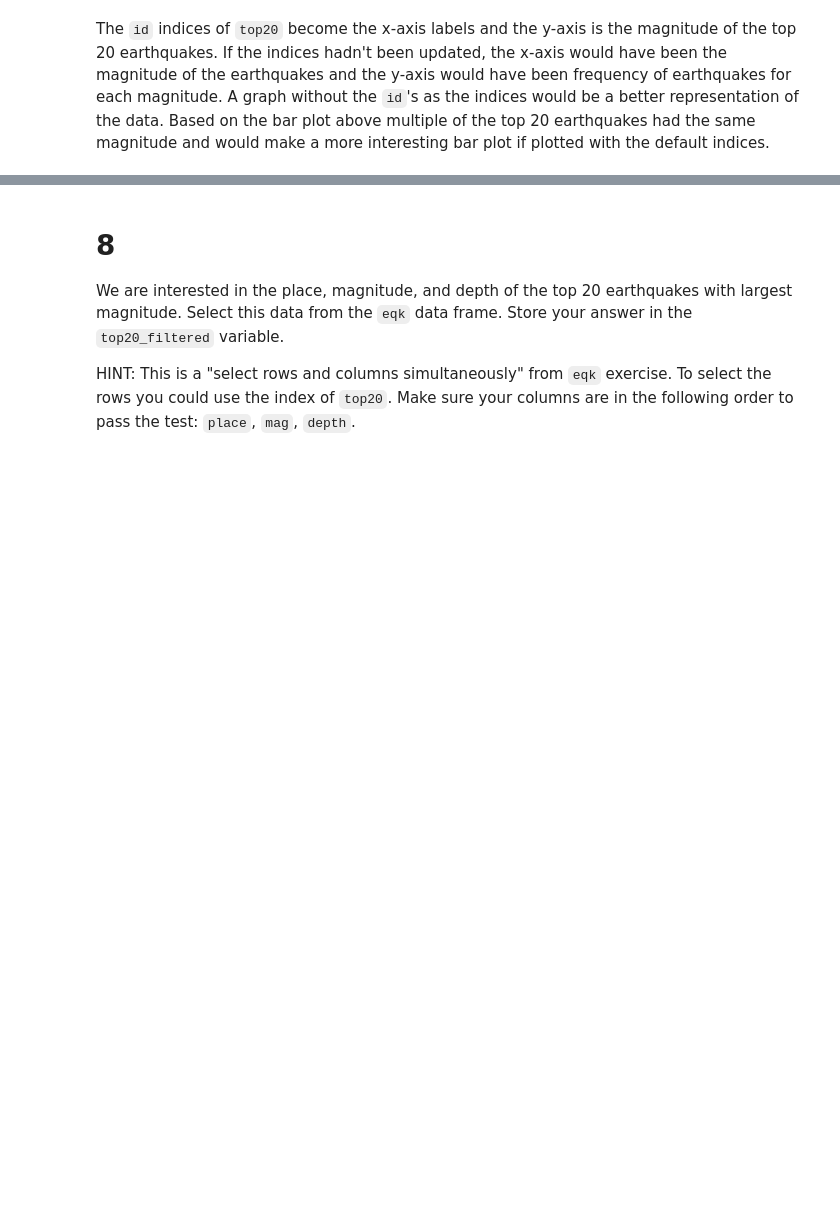
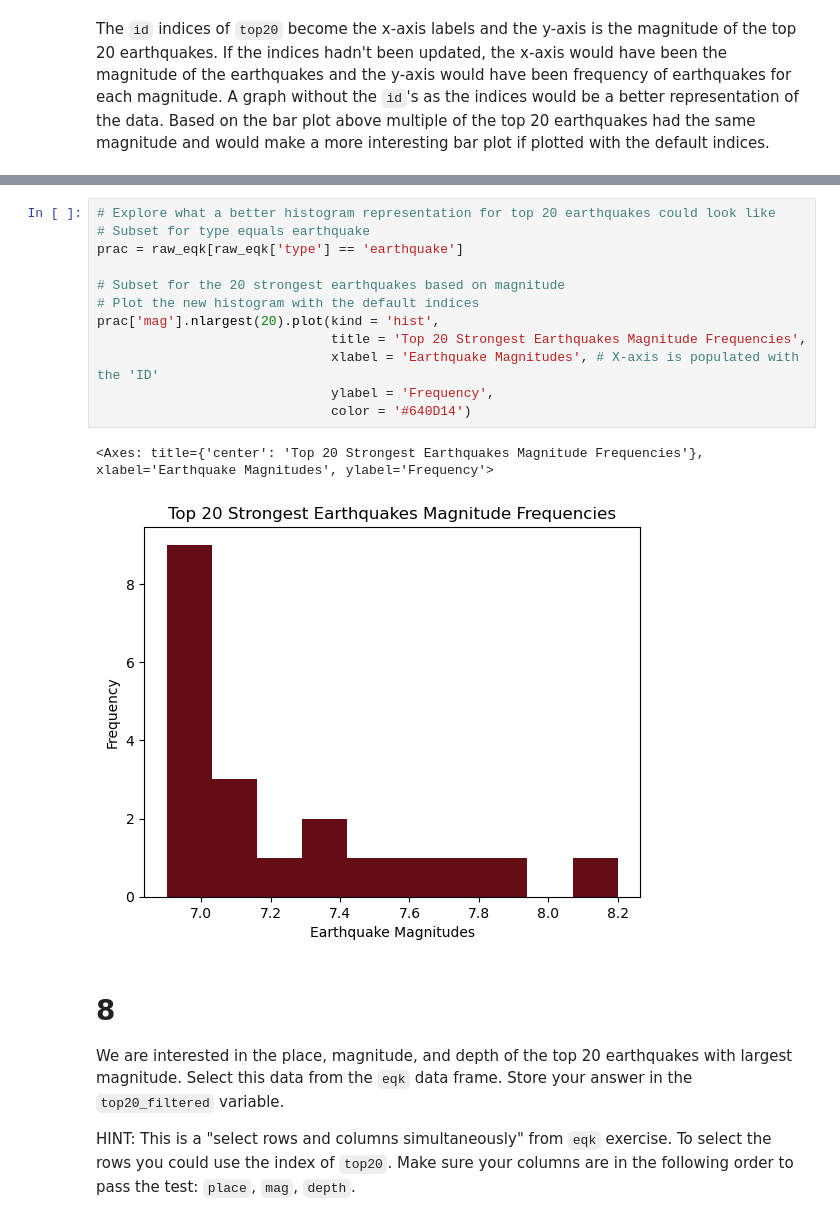
Before and after one commit to sofiiir/eds220-hwk1, a Jupyter notebook: task3/hwk1-task3-earthquakes.ipynb, the cells around one changed output, grey strips where cells are left out. Cells and saved outputs as stored; diff of their text form; blank space fills up the shorter version.

```diff
--- a/task3/hwk1-task3-earthquakes.ipynb
+++ b/task3/hwk1-task3-earthquakes.ipynb
@@ -290,3 +264,18 @@ Name: mag, dtype: float64
+# %%
+# Explore what a better histogram representation for top 20 earthquakes could look like
+# Subset for type equals earthquake
+prac = raw_eqk[raw_eqk['type'] == 'earthquake']
+
+# Subset for the 20 strongest earthquakes based on magnitude
+# Plot the new histogram with the default indices
+prac['mag'].nlargest(20).plot(kind = 'hist',
+                              title = 'Top 20 Strongest Earthquakes Magnitude Frequencies',
+                              xlabel = 'Earthquake Magnitudes', # X-axis is populated with the 'ID'
+                              ylabel = 'Frequency',
+                              color = '#640D14')
+# %% [output]
+<Axes: title={'center': 'Top 20 Strongest Earthquakes Magnitude Frequencies'}, xlabel='Earthquake Magnitudes', ylabel='Frequency'>
+[figure, added]
 # %% [markdown]
 <!-- END QUESTION -->
 
```
Also changed, not shown: parts of 3 cells of this notebook.
